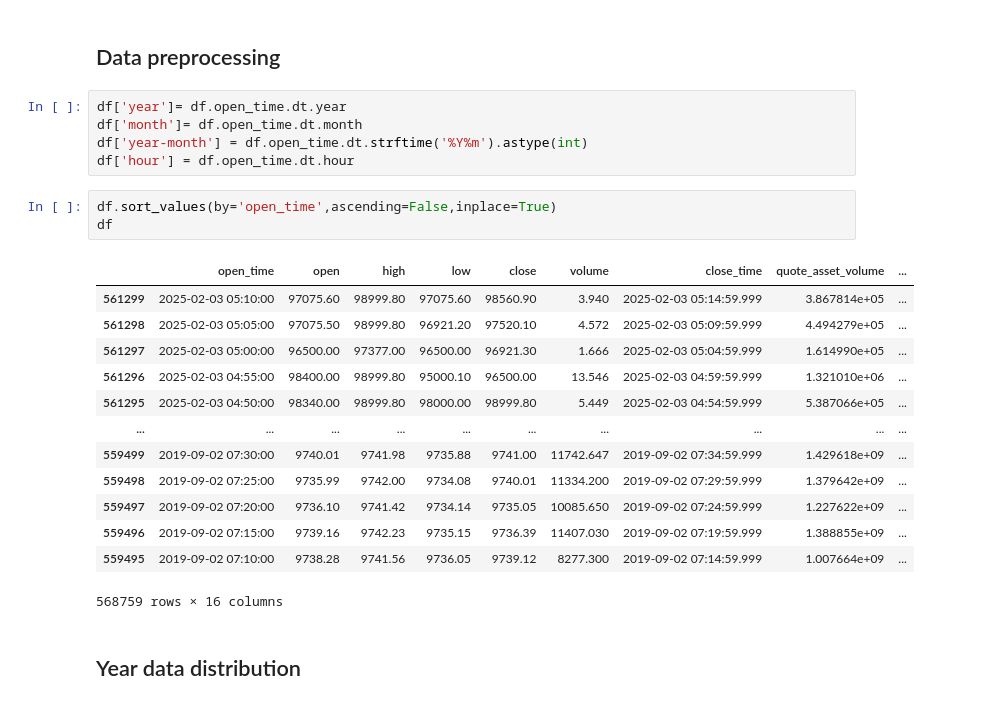
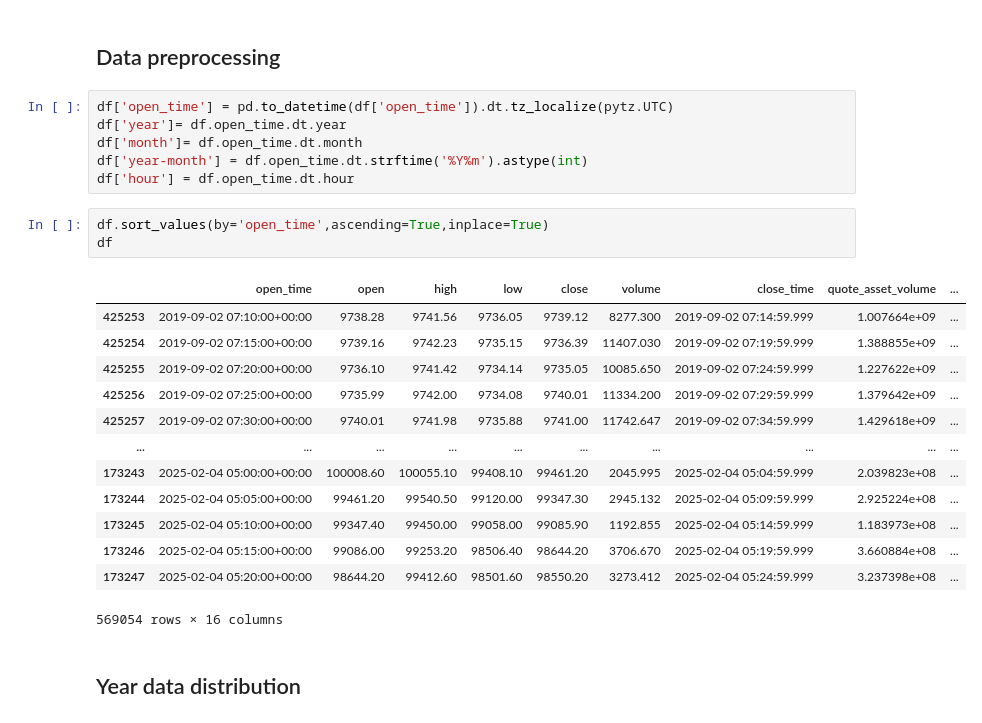
Before and after one commit to Pliperkiller/PhyNancy, a Jupyter notebook: data_analisys/bitcoin_DA.ipynb, the cells around one changed output. Drawn from its saved outputs; the diff is of its cells as text.

```diff
--- a/data_analisys/bitcoin_DA.ipynb
+++ b/data_analisys/bitcoin_DA.ipynb
@@ -39,27 +44,28 @@ cnx.connection.close()
 # %% [markdown]
 ## Data preprocessing
 # %%
+df['open_time'] = pd.to_datetime(df['open_time']).dt.tz_localize(pytz.UTC)
 df['year']= df.open_time.dt.year
 df['month']= df.open_time.dt.month
 df['year-month'] = df.open_time.dt.strftime('%Y%m').astype(int)
 df['hour'] = df.open_time.dt.hour
 # %%
-df.sort_values(by='open_time',ascending=False,inplace=True)
+df.sort_values(by='open_time',ascending=True,inplace=True)
 df
 # %% [output]
 |  | open_time | open | high | low | close | volume | close_time | quote_asset_volume | ... |
-| 561299 | 2025-02-03 05:10:00 | 97075.60 | 98999.80 | 97075.60 | 98560.90 | 3.940 | 2025-02-03 05:14:59.999 | 3.867814e+05 | ... |
-| 561298 | 2025-02-03 05:05:00 | 97075.50 | 98999.80 | 96921.20 | 97520.10 | 4.572 | 2025-02-03 05:09:59.999 | 4.494279e+05 | ... |
-| 561297 | 2025-02-03 05:00:00 | 96500.00 | 97377.00 | 96500.00 | 96921.30 | 1.666 | 2025-02-03 05:04:59.999 | 1.614990e+05 | ... |
-| 561296 | 2025-02-03 04:55:00 | 98400.00 | 98999.80 | 95000.10 | 96500.00 | 13.546 | 2025-02-03 04:59:59.999 | 1.321010e+06 | ... |
-| 561295 | 2025-02-03 04:50:00 | 98340.00 | 98999.80 | 98000.00 | 98999.80 | 5.449 | 2025-02-03 04:54:59.999 | 5.387066e+05 | ... |
+| 425253 | 2019-09-02 07:10:00+00:00 | 9738.28 | 9741.56 | 9736.05 | 9739.12 | 8277.300 | 2019-09-02 07:14:59.999 | 1.007664e+09 | ... |
+| 425254 | 2019-09-02 07:15:00+00:00 | 9739.16 | 9742.23 | 9735.15 | 9736.39 | 11407.030 | 2019-09-02 07:19:59.999 | 1.388855e+09 | ... |
+| 425255 | 2019-09-02 07:20:00+00:00 | 9736.10 | 9741.42 | 9734.14 | 9735.05 | 10085.650 | 2019-09-02 07:24:59.999 | 1.227622e+09 | ... |
+| 425256 | 2019-09-02 07:25:00+00:00 | 9735.99 | 9742.00 | 9734.08 | 9740.01 | 11334.200 | 2019-09-02 07:29:59.999 | 1.379642e+09 | ... |
+| 425257 | 2019-09-02 07:30:00+00:00 | 9740.01 | 9741.98 | 9735.88 | 9741.00 | 11742.647 | 2019-09-02 07:34:59.999 | 1.429618e+09 | ... |
 | ... | ... | ... | ... | ... | ... | ... | ... | ... | ... |
-| 559499 | 2019-09-02 07:30:00 | 9740.01 | 9741.98 | 9735.88 | 9741.00 | 11742.647 | 2019-09-02 07:34:59.999 | 1.429618e+09 | ... |
-| 559498 | 2019-09-02 07:25:00 | 9735.99 | 9742.00 | 9734.08 | 9740.01 | 11334.200 | 2019-09-02 07:29:59.999 | 1.379642e+09 | ... |
-| 559497 | 2019-09-02 07:20:00 | 9736.10 | 9741.42 | 9734.14 | 9735.05 | 10085.650 | 2019-09-02 07:24:59.999 | 1.227622e+09 | ... |
-| 559496 | 2019-09-02 07:15:00 | 9739.16 | 9742.23 | 9735.15 | 9736.39 | 11407.030 | 2019-09-02 07:19:59.999 | 1.388855e+09 | ... |
-| 559495 | 2019-09-02 07:10:00 | 9738.28 | 9741.56 | 9736.05 | 9739.12 | 8277.300 | 2019-09-02 07:14:59.999 | 1.007664e+09 | ... |
+| 173243 | 2025-02-04 05:00:00+00:00 | 100008.60 | 100055.10 | 99408.10 | 99461.20 | 2045.995 | 2025-02-04 05:04:59.999 | 2.039823e+08 | ... |
+| 173244 | 2025-02-04 05:05:00+00:00 | 99461.20 | 99540.50 | 99120.00 | 99347.30 | 2945.132 | 2025-02-04 05:09:59.999 | 2.925224e+08 | ... |
+| 173245 | 2025-02-04 05:10:00+00:00 | 99347.40 | 99450.00 | 99058.00 | 99085.90 | 1192.855 | 2025-02-04 05:14:59.999 | 1.183973e+08 | ... |
+| 173246 | 2025-02-04 05:15:00+00:00 | 99086.00 | 99253.20 | 98506.40 | 98644.20 | 3706.670 | 2025-02-04 05:19:59.999 | 3.660884e+08 | ... |
+| 173247 | 2025-02-04 05:20:00+00:00 | 98644.20 | 99412.60 | 98501.60 | 98550.20 | 3273.412 | 2025-02-04 05:24:59.999 | 3.237398e+08 | ... |
-568759 rows × 16 columns
+569054 rows × 16 columns
 # %% [markdown]
 ## Year data distribution
 # %%
```
Also changed, not shown: parts of 28 cells of this notebook.
